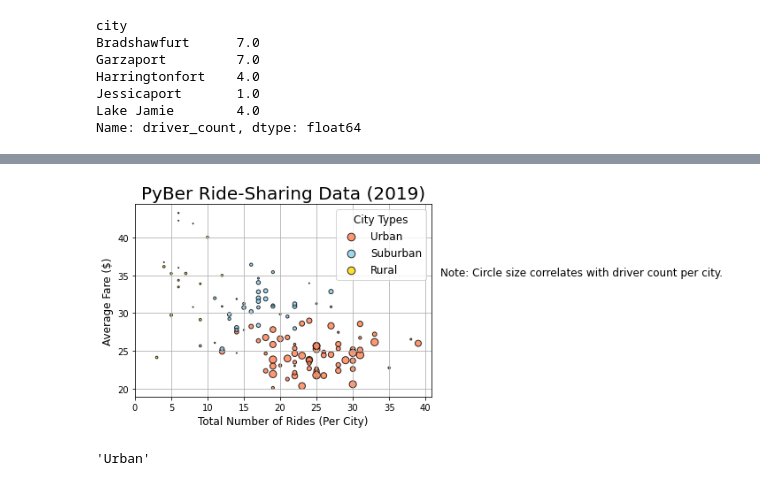
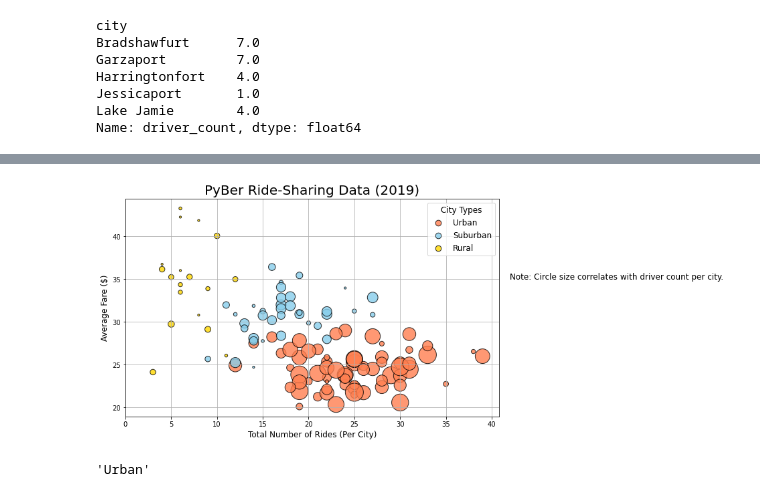
Before and after one commit to ats-tandjoeng7/PyBer_Analysis, a Jupyter notebook: PyBer.ipynb, the cells around one changed output, grey strips where cells are left out. Saved outputs shown, nothing was run; the diff lists cells and outputs as text; code cells hidden in the pictures.

```diff
--- a/PyBer.ipynb
+++ b/PyBer.ipynb
@@ -247,0 +243,17 @@ plt.legend()
+# %%
+# Build the scatter plots for urban cities.
+colors = ["coral", "skyblue", "gold"]
+plt.subplots(figsize=(10, 6))
+for i in range(len(area_type)):
+    plt.scatter(city_type_ride_count[i], city_type_avg_fare[i], s=10*city_type_avg_driver_count[i],
+            c=colors[i], edgecolor="black", linewidths=1, alpha=0.8, label=area_type[i])
+
+# Incorporate the other graph properties
+plt.title("PyBer Ride-Sharing Data (2019)", fontsize=20)
+plt.ylabel("Average Fare ($)", fontsize=12)
+plt.xlabel("Total Number of Rides (Per City)", fontsize=12)
+plt.grid()
+# Add the legend.
+plt.legend()
+# Show the plot
+plt.show()
@@ -248,32 +262,32 @@ plt.legend()
 # %%
 # Build the scatter charts for each city type.
+plt.subplots(figsize=(10, 6))
 colors = ["coral", "skyblue", "gold"]
 for i in range(len(area_type)):
-    plt.scatter(city_type_ride_count[i], city_type_avg_fare[i], s=city_type_avg_driver_count[i],
+    plt.scatter(city_type_ride_count[i], city_type_avg_fare[i], s=10*city_type_avg_driver_count[i],
                 c=colors[i], edgecolor="black", linewidths=1, alpha=0.8, label=area_type[i])
 
 # Incorporate the other graph properties
 plt.title("PyBer Ride-Sharing Data (2019)", fontsize=20)
 plt.ylabel("Average Fare ($)", fontsize=12)
 plt.xlabel("Total Number of Rides (Per City)", fontsize=12)
 plt.xticks(np.arange(0, 41, step=5.0))
-plt.grid(True)
+plt.grid()
 
-# Add the legend.
 # Create a legend
 lgnd = plt.legend(fontsize=12, mode="Expanded", scatterpoints=1, loc="best", title="City Types")
 lgnd.legendHandles[0]._sizes = [75]
 lgnd.legendHandles[1]._sizes = [75]
 lgnd.legendHandles[2]._sizes = [75]
 lgnd.get_title().set_fontsize(12)
 # Incorporate a text label about circle size.
 plt.text(42, 35, "Note: Circle size correlates with driver count per city.", fontsize=12)
 # Save the figure.
 plt.savefig('./analysis/Fig1.png', bbox_inches='tight', facecolor='w')
 # Show the plot
 plt.show()
 # %% [output]
-[figure, old version]
+[figure, new version]
 # %%
 # Display statistics of each city type
 for i in range(len(area_type)):
```
Also changed, not shown: parts of 21 cells of this notebook, 8 other files.
